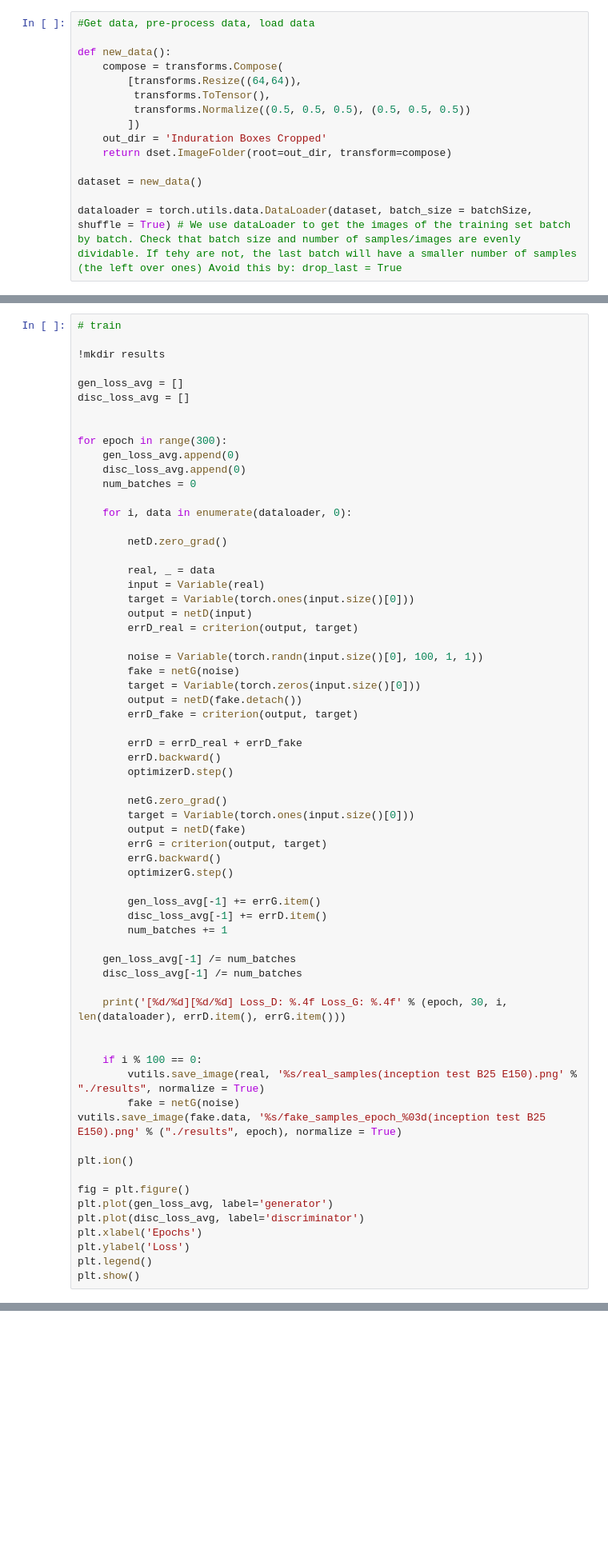
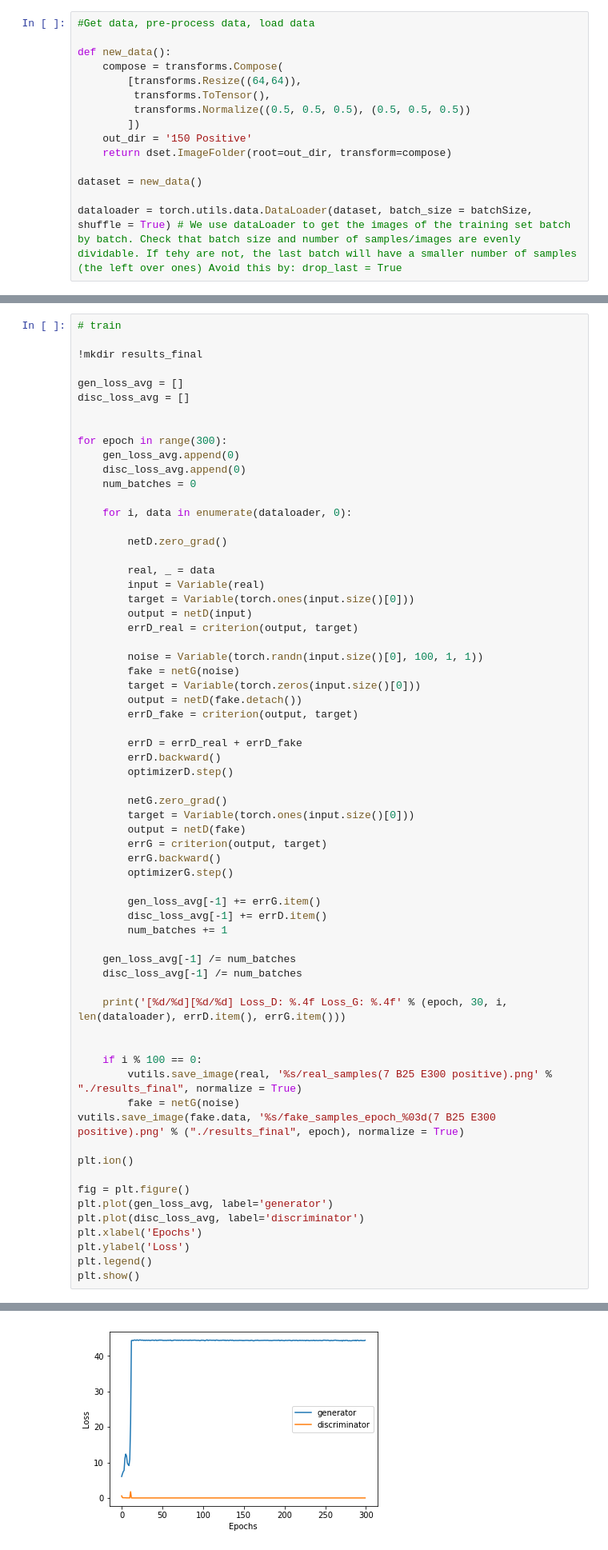
Before and after one commit to SarahGraceMaclean/GAN-Induration-image-generation, a Jupyter notebook: Induration_Image_Generation_GAN.ipynb, the cells around one changed output, grey strips where cells are left out. Shown: that part at 80% size. Saved outputs shown, nothing was run; the diff lists cells and outputs as text; blank space fills up the shorter version.

```diff
--- a/Induration_Image_Generation_GAN.ipynb
+++ b/Induration_Image_Generation_GAN.ipynb
@@ -36,7 +36,7 @@ def new_data():
          transforms.ToTensor(),
          transforms.Normalize((0.5, 0.5, 0.5), (0.5, 0.5, 0.5))
         ])
-    out_dir = 'Induration Boxes Cropped'
+    out_dir = '150 Positive'
     return dset.ImageFolder(root=out_dir, transform=compose)
 
 dataset = new_data()
@@ -117,7 +137,7 @@ optimizerG = optim.Adam(netG.parameters(), lr = 0.0002, betas = (0.5, 0.999))
 # %%
 # train
 
-!mkdir results
+!mkdir results_final
 
 gen_loss_avg = []
 disc_loss_avg = []
@@ -166,9 +186,9 @@ for epoch in range(300):
 
 
     if i % 100 == 0:
-        vutils.save_image(real, '%s/real_samples(inception test B25 E150).png' % "./results", normalize = True)
+        vutils.save_image(real, '%s/real_samples(7 B25 E300 positive).png' % "./results_final", normalize = True)
         fake = netG(noise)
-vutils.save_image(fake.data, '%s/fake_samples_epoch_%03d(inception test B25 E150).png' % ("./results", epoch), normalize = True)
+vutils.save_image(fake.data, '%s/fake_samples_epoch_%03d(7 B25 E300 positive).png' % ("./results_final", epoch), normalize = True)
 
 plt.ion()
 
@@ -179,3 +199,4 @@ plt.xlabel('Epochs')
 plt.ylabel('Loss')
 plt.legend()
 plt.show()
+# %% [output]
@@ -182,3 +220,4 @@ plt.show()
+[figure, added]
 # %%
 plt.ion()
 
```
Also changed, not shown: parts of 8 cells of this notebook.
